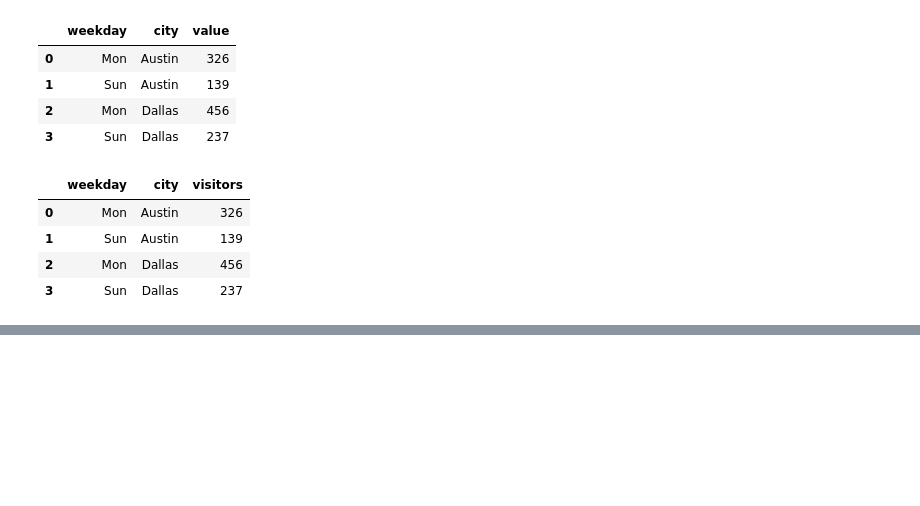
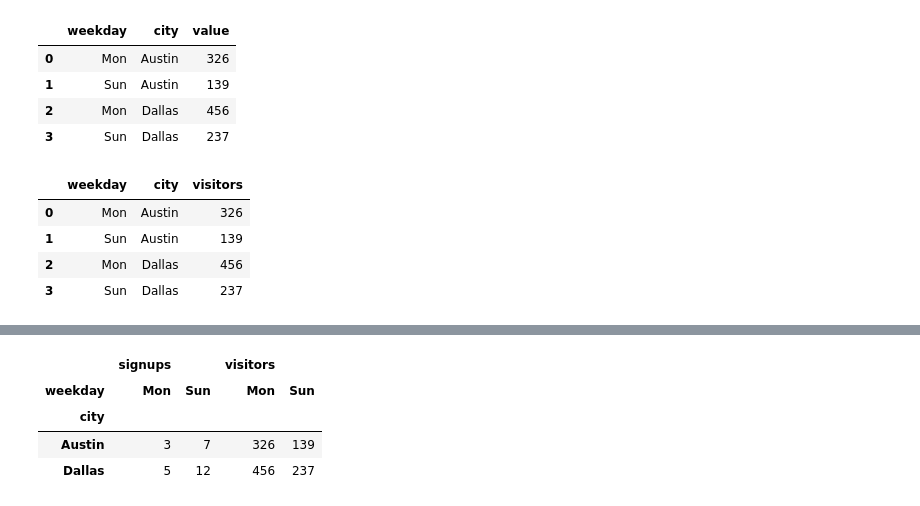
Before and after one commit to SurajKande/python-pandas, a Jupyter notebook: pandas_dataframe_manipulation.ipynb, the cells around one changed output, grey strips where cells are left out. Saved outputs shown, nothing was run; the diff lists cells and outputs as text; code cells hidden in the pictures; blank space fills up the shorter version.

```diff
--- a/pandas_dataframe_manipulation.ipynb
+++ b/pandas_dataframe_manipulation.ipynb
@@ -551,0 +562,9 @@ visitors_melt_data_frame.sort_index()
+# %%
+city_weekday = users_data_frame.pivot_table(index='city', columns='weekday')
+city_weekday
+# %% [output]
+|  | signups |  | visitors |  |
+| weekday | Mon | Sun | Mon | Sun |
+| city |  |  |  |  |
+| Austin | 3 | 7 | 326 | 139 |
+| Dallas | 5 | 12 | 456 | 237 |
```
Also changed, not shown: parts of 4 cells of this notebook.
